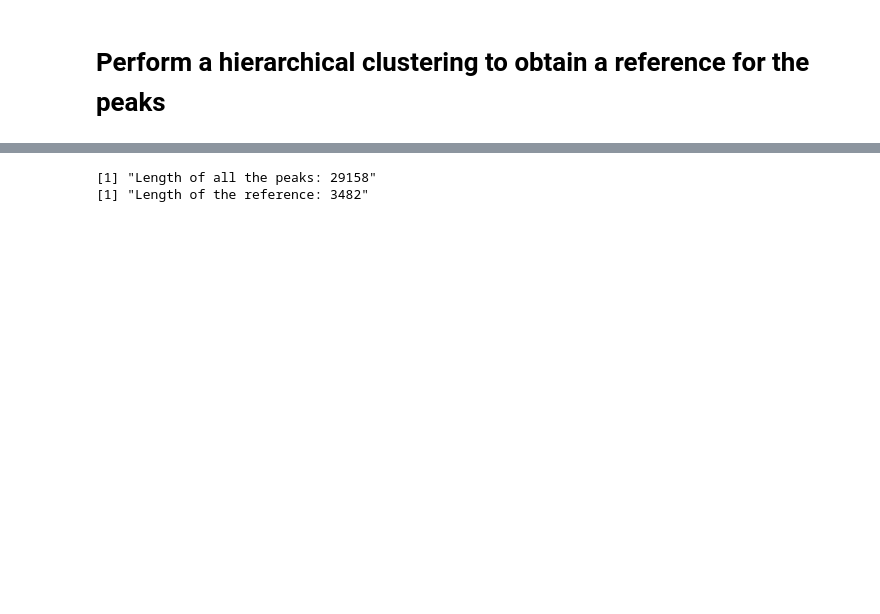
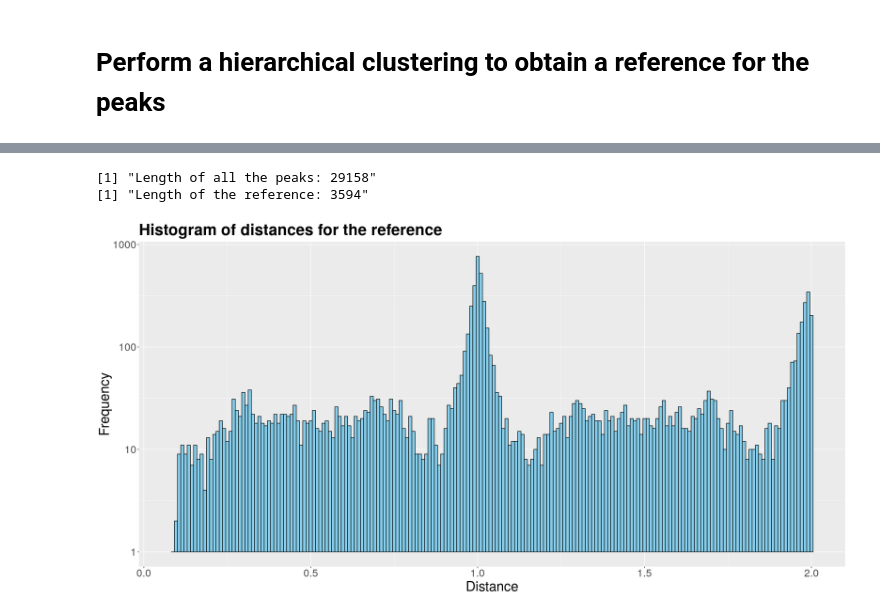
Before and after one commit to GeNeHetX/MALDI-balanced, a Jupyter notebook: samples_alignment.ipynb, the cells around one changed output, grey strips where cells are left out. Cells and saved outputs as stored; diff of their text form; code cells hidden in the pictures; blank space fills up the shorter version.

```diff
--- a/samples_alignment.ipynb
+++ b/samples_alignment.ipynb
@@ -72,14 +111,12 @@ Warning message in hist.default(distances, xlim = c(0, 1), ylim = c(0, 2000), br
 # %% [markdown]
 # Perform a hierarchical clustering to obtain a reference for the peaks
 # %%
-# Determine the tolerance value
-tolerance <- 0.25
-
 # Perform the hierarchical clustering
-hierarchical_clustering <- hclust(d = distances, method = "complete")
-
-# Cut the tree with the height of the tolerance value to get the clusters
-clusters <- cutree(tree = hierarchical_clustering, h = tolerance)
+clusters <- peaks |>
+  dist() |>  # Compute the distance matrix
+  hclust(method = "complete") |>  # Perform the hierarchical clustering
+  cutree(h = config$clustering_tolerance)  # Tree cut with height = tolerance
 
 # Get the mean of the clusters
-reference <- tapply(X = peaks, INDEX = clusters, FUN = mean)
+reference <- tapply(X = peaks, INDEX = clusters, FUN = mean) |>
+  as.numeric()
@@ -100,7 +123,26 @@ Warning message in hist.default(distances, xlim = c(0, 1), ylim = c(0, 2000), br
-# %%
-# Print the length of the peaks and the reference
-print(sprintf("Length of all the peaks: %d", length(peaks)))
-print(sprintf("Length of the reference: %d", length(reference)))
-# %% [output]
-[1] "Length of all the peaks: 29158"
-[1] "Length of the reference: 3482"
+# %%
+# Compute the distance matrix
+distances_ref <- dist(reference) |> as.vector()
+
+# Exclude the distances > 1
+distances_ref <- distances_ref[distances_ref <= 2]
+
+# Plot a histogram of the reference distances
+options(repr.plot.width = 20, repr.plot.height = 10)
+ggplot(data = data.frame(distances = distances_ref), aes(x = distances_ref)) +
+  geom_histogram(bins = 200, fill = "skyblue", color = "black") +
+  labs(title = "Histogram of distances for the reference",
+       x = "Distance",
+       y = "Frequency") +
+  scale_y_log10() +
+  theme(plot.title = element_text(size = 30, face = "bold"),
+        axis.title = element_text(size = 26),
+        axis.text = element_text(size = 20))
+
+# Print the length of the peaks and the reference
+print(sprintf("Length of all the peaks: %d", length(peaks)))
+print(sprintf("Length of the reference: %d", length(reference)))
+# %% [output]
+[1] "Length of all the peaks: 29158"
+[1] "Length of the reference: 3594"
+[figure, added]
```
Also changed, not shown: parts of 7 cells of this notebook, 1 other file.
